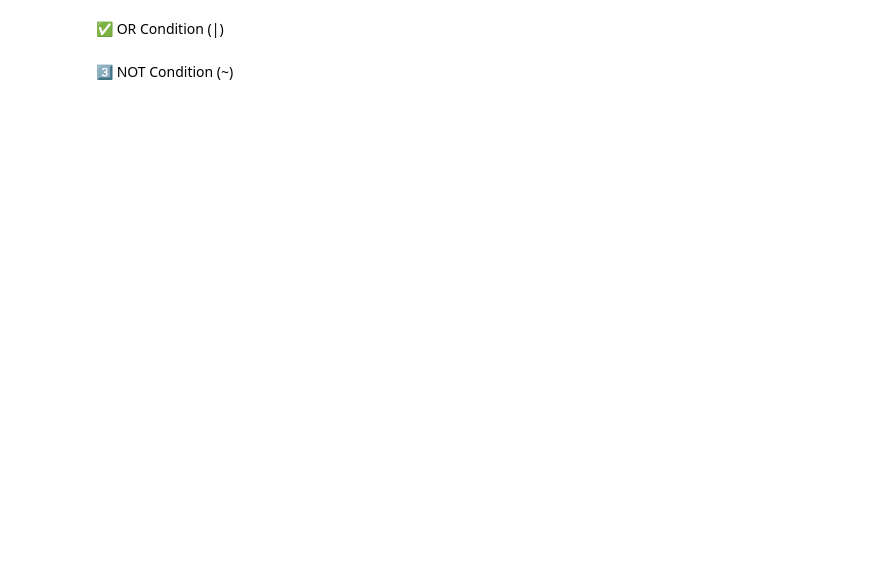
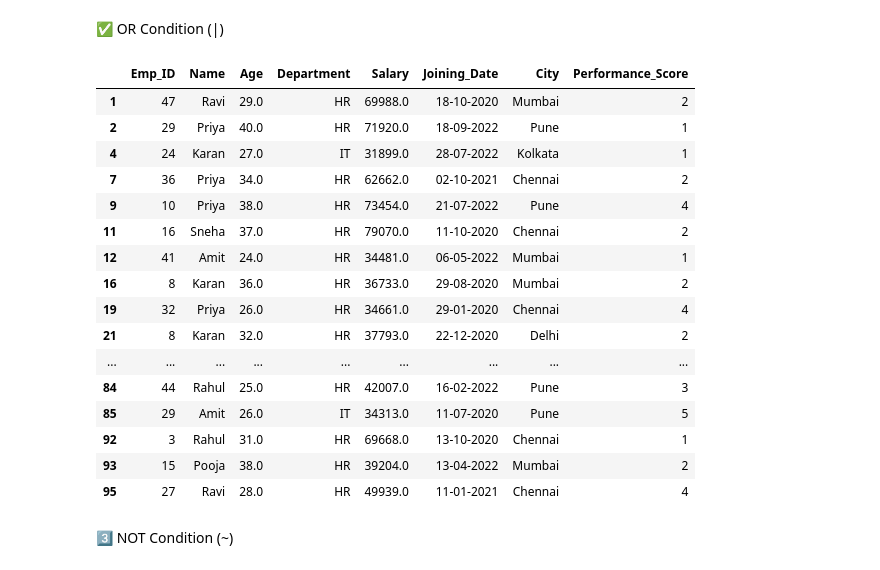
Before and after one commit to Suraj-kumar121K/PANDAS-CURSE, a Jupyter notebook: Practice_pandas/01_pandas.ipynb, the cells around one changed output. Saved outputs shown, nothing was run; the diff lists cells and outputs as text; code cells hidden in the pictures; blank space fills up the shorter version.

```diff
--- a/Practice_pandas/01_pandas.ipynb
+++ b/Practice_pandas/01_pandas.ipynb
@@ -252,4 +381,24 @@ df
 # %% [markdown]
 ✅ OR Condition (|)
+# %%
+df[(df["Department"] == "IT") | (df["Department"] == "HR")]
+# %% [output]
+|  | Emp_ID | Name | Age | Department | Salary | Joining_Date | City | Performance_Score |
+| 1 | 47 | Ravi | 29.0 | HR | 69988.0 | 18-10-2020 | Mumbai | 2 |
+| 2 | 29 | Priya | 40.0 | HR | 71920.0 | 18-09-2022 | Pune | 1 |
+| 4 | 24 | Karan | 27.0 | IT | 31899.0 | 28-07-2022 | Kolkata | 1 |
+| 7 | 36 | Priya | 34.0 | HR | 62662.0 | 02-10-2021 | Chennai | 2 |
+| 9 | 10 | Priya | 38.0 | HR | 73454.0 | 21-07-2022 | Pune | 4 |
+| 11 | 16 | Sneha | 37.0 | HR | 79070.0 | 11-10-2020 | Chennai | 2 |
+| 12 | 41 | Amit | 24.0 | HR | 34481.0 | 06-05-2022 | Mumbai | 1 |
+| 16 | 8 | Karan | 36.0 | HR | 36733.0 | 29-08-2020 | Mumbai | 2 |
+| 19 | 32 | Priya | 26.0 | HR | 34661.0 | 29-01-2020 | Chennai | 4 |
+| 21 | 8 | Karan | 32.0 | HR | 37793.0 | 22-12-2020 | Delhi | 2 |
+| ... | ... | ... | ... | ... | ... | ... | ... | ... |
+| 84 | 44 | Rahul | 25.0 | HR | 42007.0 | 16-02-2022 | Pune | 3 |
+| 85 | 29 | Amit | 26.0 | IT | 34313.0 | 11-07-2020 | Pune | 5 |
+| 92 | 3 | Rahul | 31.0 | HR | 69668.0 | 13-10-2020 | Chennai | 1 |
+| 93 | 15 | Pooja | 38.0 | HR | 39204.0 | 13-04-2022 | Mumbai | 2 |
+| 95 | 27 | Ravi | 28.0 | HR | 49939.0 | 11-01-2021 | Chennai | 4 |
 # %% [markdown]
 3️⃣ NOT Condition (~)
```
Also changed, not shown: parts of 32 cells of this notebook.
